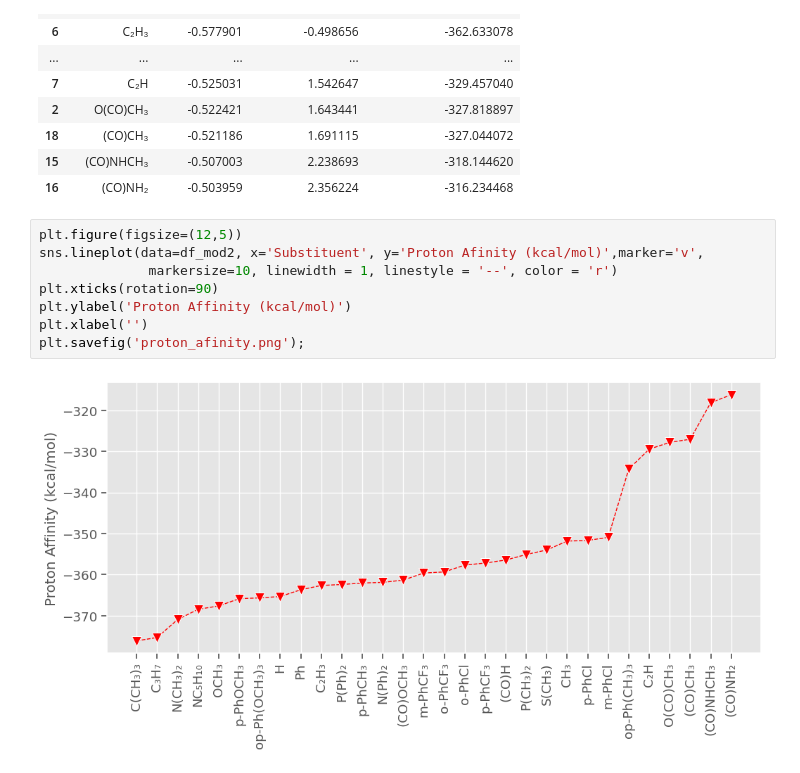
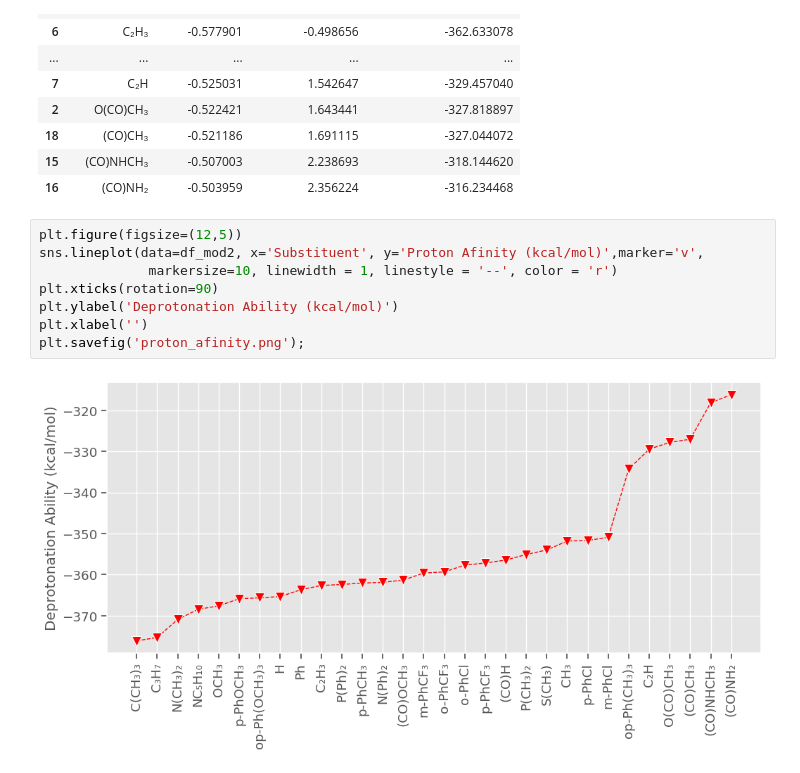
Before and after one commit to sheha919/Cobaltocenium_project, a Jupyter notebook: proton_afinity_plot.ipynb, the cells around one changed output. Saved outputs shown, nothing was run; the diff lists cells and outputs as text.

```diff
--- a/proton_afinity_plot.ipynb
+++ b/proton_afinity_plot.ipynb
@@ -182,10 +182,10 @@ df_mod2
 # %%
 plt.figure(figsize=(12,5))
 sns.lineplot(data=df_mod2, x='Substituent', y='Proton Afinity (kcal/mol)',marker='v',
               markersize=10, linewidth = 1, linestyle = '--', color = 'r')
 plt.xticks(rotation=90)
-plt.ylabel('Proton Affinity (kcal/mol)')
+plt.ylabel('Deprotonation Ability (kcal/mol)')
 plt.xlabel('')
 plt.savefig('proton_afinity.png');
 # %% [output]
-[figure, old version]
+[figure, new version]
```
Also changed, not shown: 21 other files.
